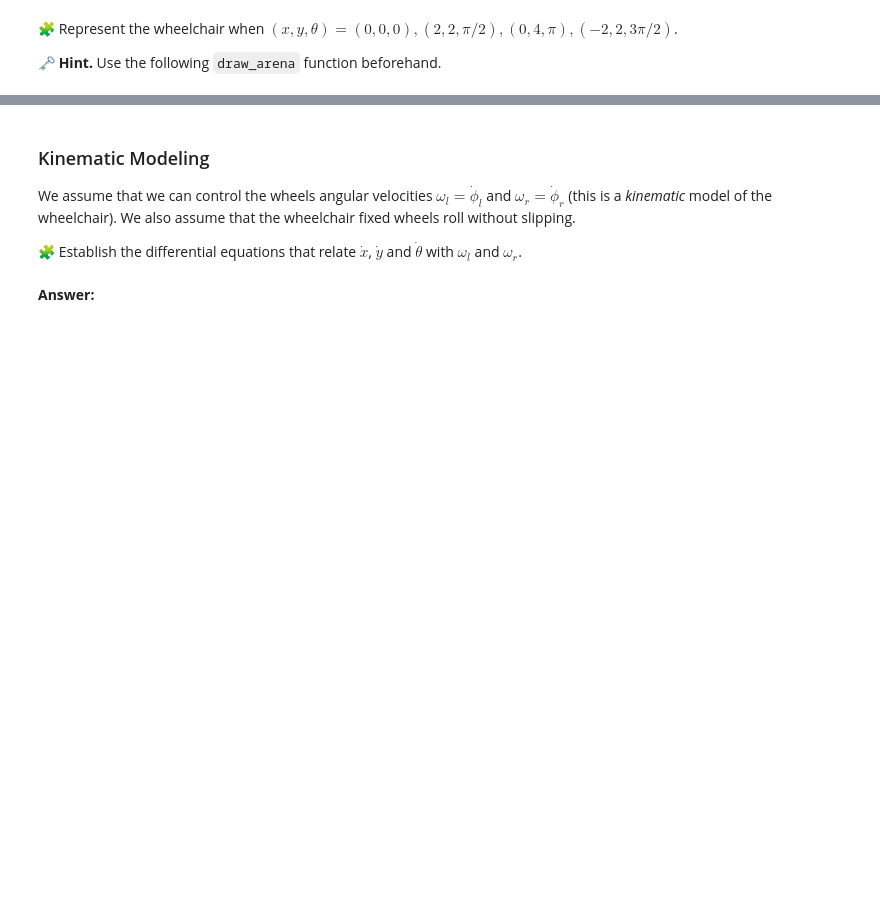
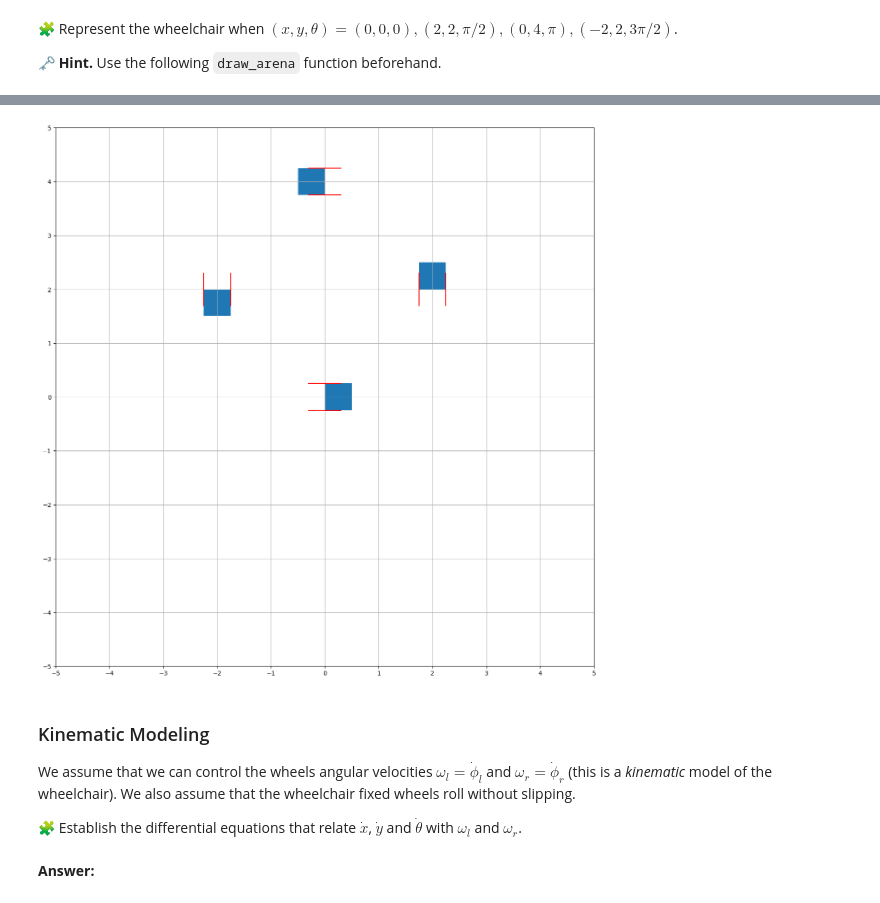
Before and after one commit to youssra191/control-engineering-with-python-project-2022-2023, a Jupyter notebook: Project_1.ipynb, the cells around one changed output, grey strips where cells are left out. Drawn from its saved outputs; the diff is of its cells as text; code cells hidden in the pictures; blank space fills up the shorter version.

Commit message:
fix second question plot

```diff
--- a/Project_1.ipynb
+++ b/Project_1.ipynb
@@ -110,7 +55,7 @@ draw_wheelchair(2,2,(pi/2))
 
 🗝️ **Hint.** Use the following `draw_arena` function beforehand.
 # %%
-def draw_arena(xmin, xmax, ymin, ymax):
+def draw_arena(xmin=-5, xmax=5, ymin=-5, ymax=5):
     wh_ratio = (xmax - xmin) / (ymax - ymin)
     figsize = fig_width, fig_height = 16, 16 / wh_ratio
     figure(figsize=figsize)
@@ -136,3 +68,38 @@ draw_wheelchair(-2, 2, 3*np.pi/2)
+# %%
+from matplotlib import pyplot as plt, patches
+
+def draw_wheelchair(x, y, theta):
+    #Coordonates of the center of the right wheel
+    x1 = x + sin(theta)*L/2
+    y1 = y - cos(theta)*L/2
+
+    #Coordonates of the center of the left wheel
+    x2 = x - sin(theta)*L/2
+    y2 = y + cos(theta)*L/2
+
+    #Wheel de droite
+    x1_ = linspace(x1-cos(theta)*Rw,x1+cos(theta)*Rw, 100)
+    y1_ = linspace(y1-sin(theta)*Rw,y1+sin(theta)*Rw, 100)
+
+    plot(x1_, y1_, 'r-')
+
+    #Wheel de gauche
+    x2_ = linspace(x2-cos(theta)*Rw,x2+cos(theta)*Rw, 100)
+    y2_ = linspace(y2-sin(theta)*Rw,y2+sin(theta)*Rw, 100)
+
+    plot(x2_, y2_, 'r-')
+
+    #Draw the wheelchair
+    rectangle = patches.Rectangle((x1, y1), L, L, linewidth=2, angle=theta*180/pi)
+    gca().add_patch(rectangle)
+
+draw_arena()
+draw_wheelchair(0,0,0)
+draw_wheelchair(2, 2, np.pi/2)
+draw_wheelchair(0, 4, np.pi)
+draw_wheelchair(-2, 2, 3*np.pi/2)
+# %% [output]
+[figure, added]
 # %% [markdown]
 ### Kinematic Modeling
 
```
Also changed, not shown: parts of 8 cells of this notebook, 1 other file.
